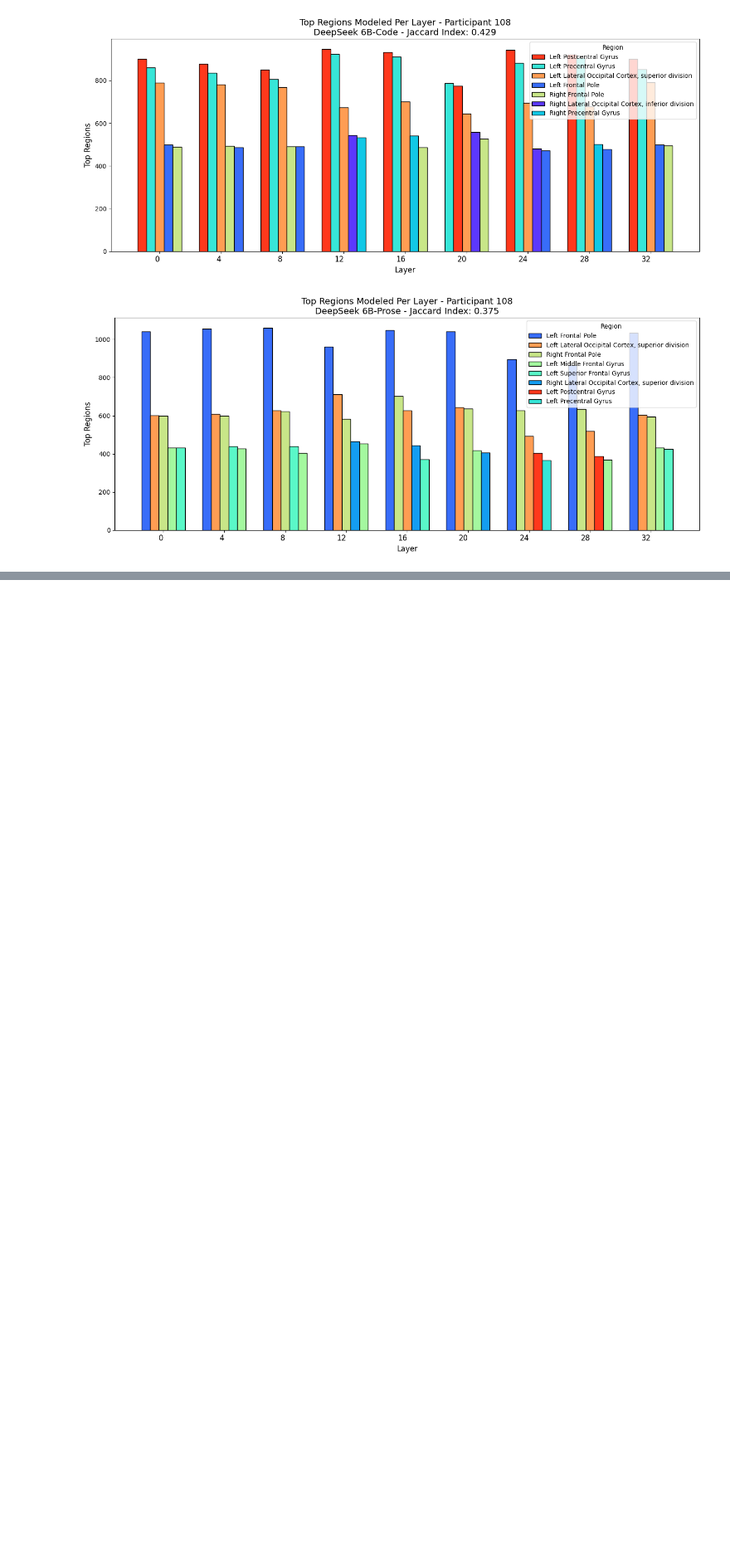
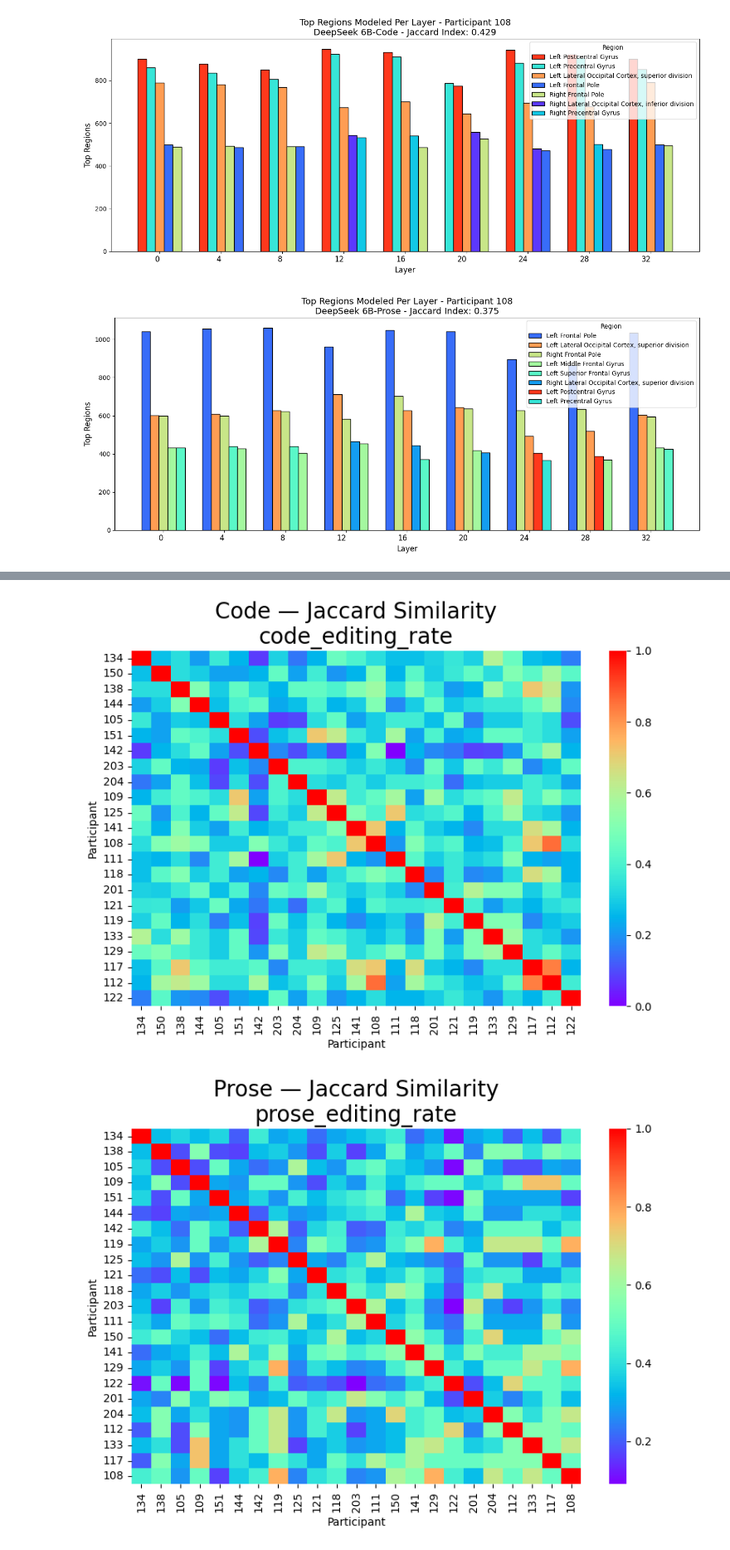
Before and after one commit to largehappygroup/fmri_model, a Jupyter notebook: analysis/fir/rq3_layer_comparison.ipynb, the cells around one changed output, grey strips where cells are left out. Shown at 83% size. Saved outputs shown, nothing was run; the diff lists cells and outputs as text; code cells hidden in the pictures; blank space fills up the shorter version.

```diff
--- a/analysis/fir/rq3_layer_comparison.ipynb
+++ b/analysis/fir/rq3_layer_comparison.ipynb
@@ -145,0 +254,6 @@ for vip in important_participants:
+# %%
+create_jaccard_matrix('code', sort_by='code_editing_rate')
+create_jaccard_matrix('prose', sort_by='prose_editing_rate')
+# %% [output]
+[figure, added]
+[figure, added]
```
Also changed, not shown: parts of 10 cells of this notebook, 3 other files.
